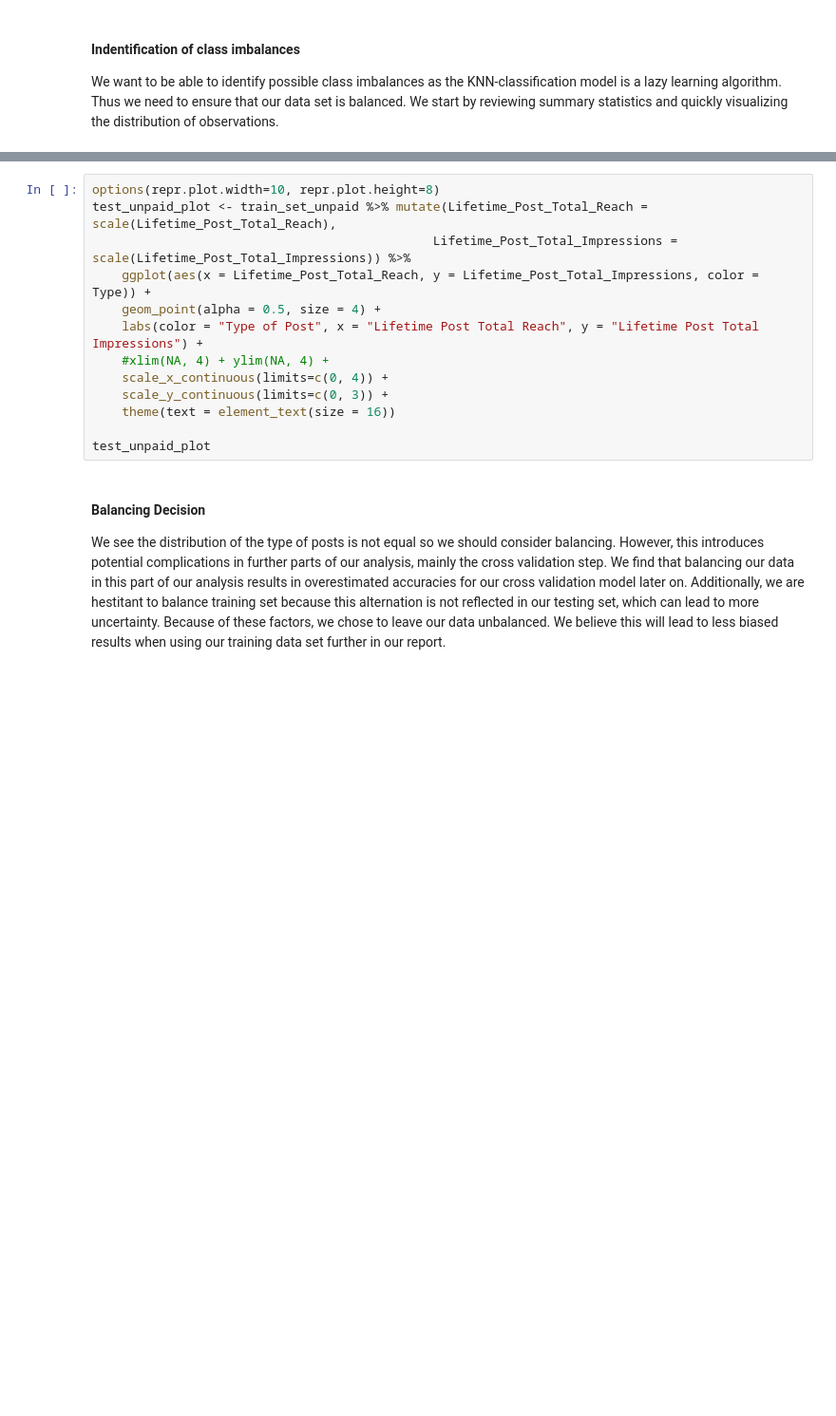
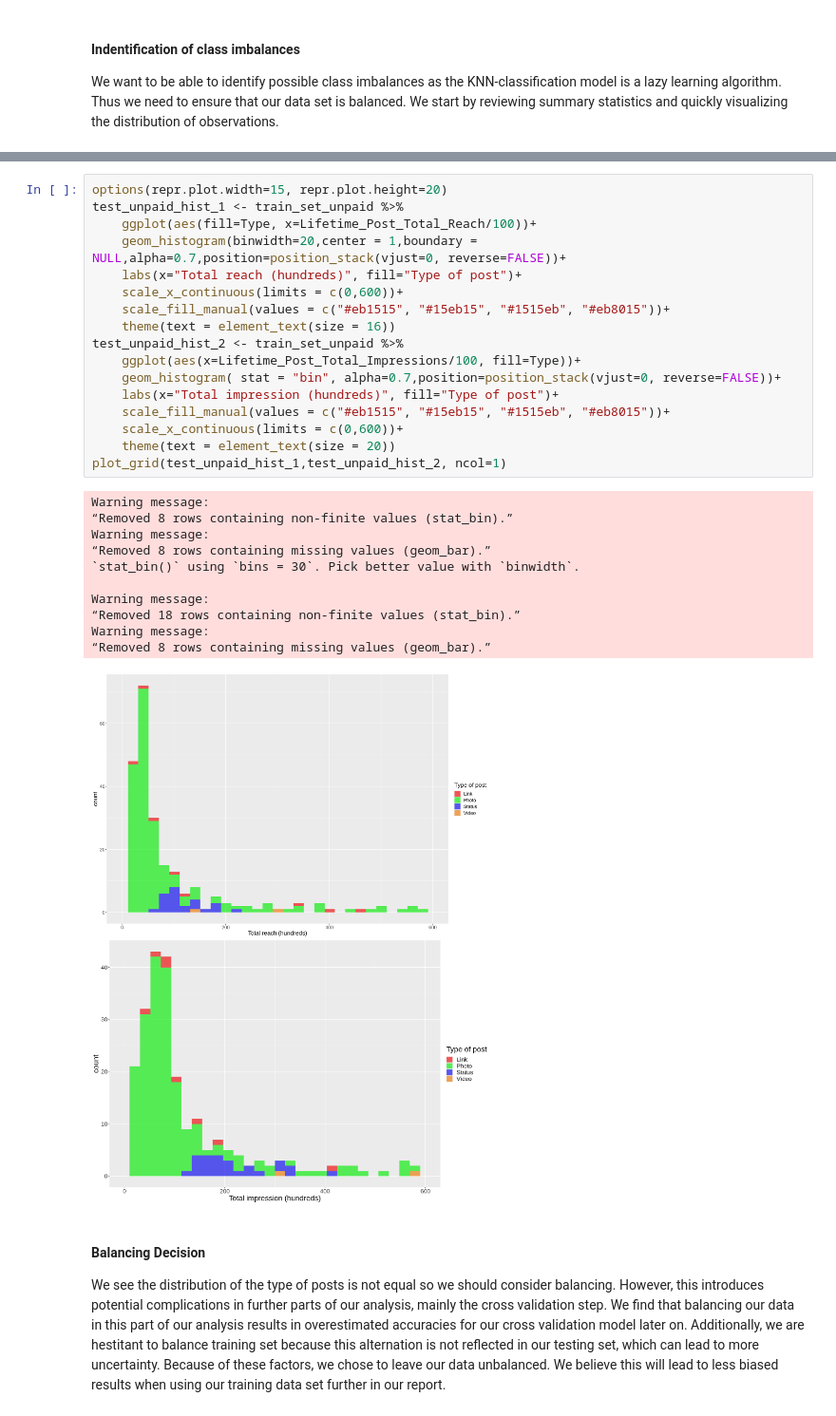
Before and after one commit to calamari99/Facebook-Post-Predictor, a Jupyter notebook: main.ipynb, the cells around one changed output, grey strips where cells are left out. Shown at 95% size. Cells and saved outputs as stored; diff of their text form; blank space fills up the shorter version.

Commit message:
Changed graphs + libraries

```diff
--- a/main.ipynb
+++ b/main.ipynb
@@ -189,16 +297,32 @@ summary(train_set_unpaid)
-# %%
-options(repr.plot.width=10, repr.plot.height=8)
-test_unpaid_plot <- train_set_unpaid %>% mutate(Lifetime_Post_Total_Reach = scale(Lifetime_Post_Total_Reach),
-                                              Lifetime_Post_Total_Impressions = scale(Lifetime_Post_Total_Impressions)) %>%
-    ggplot(aes(x = Lifetime_Post_Total_Reach, y = Lifetime_Post_Total_Impressions, color = Type)) +
-    geom_point(alpha = 0.5, size = 4) +
-    labs(color = "Type of Post", x = "Lifetime Post Total Reach", y = "Lifetime Post Total Impressions") +
-    #xlim(NA, 4) + ylim(NA, 4) +
-    scale_x_continuous(limits=c(0, 4)) +
-    scale_y_continuous(limits=c(0, 3)) +
-    theme(text = element_text(size = 16))
-
-test_unpaid_plot
+# %%
+options(repr.plot.width=15, repr.plot.height=20)
+test_unpaid_hist_1 <- train_set_unpaid %>%
+    ggplot(aes(fill=Type, x=Lifetime_Post_Total_Reach/100))+
+    geom_histogram(binwidth=20,center = 1,boundary = NULL,alpha=0.7,position=position_stack(vjust=0, reverse=FALSE))+
+    labs(x="Total reach (hundreds)", fill="Type of post")+
+    scale_x_continuous(limits = c(0,600))+
+    scale_fill_manual(values = c("#eb1515", "#15eb15", "#1515eb", "#eb8015"))+
+    theme(text = element_text(size = 16))
+test_unpaid_hist_2 <- train_set_unpaid %>%
+    ggplot(aes(x=Lifetime_Post_Total_Impressions/100, fill=Type))+
+    geom_histogram( stat = "bin", alpha=0.7,position=position_stack(vjust=0, reverse=FALSE))+
+    labs(x="Total impression (hundreds)", fill="Type of post")+
+    scale_fill_manual(values = c("#eb1515", "#15eb15", "#1515eb", "#eb8015"))+
+    scale_x_continuous(limits = c(0,600))+
+    theme(text = element_text(size = 20))
+plot_grid(test_unpaid_hist_1,test_unpaid_hist_2, ncol=1)
+# %% [output]
+Warning message:
+“Removed 8 rows containing non-finite values (stat_bin).”
+Warning message:
+“Removed 8 rows containing missing values (geom_bar).”
+`stat_bin()` using `bins = 30`. Pick better value with `binwidth`.
+
+Warning message:
+“Removed 18 rows containing non-finite values (stat_bin).”
+Warning message:
+“Removed 8 rows containing missing values (geom_bar).”
+[figure, added]
 # %% [markdown]
 #### Balancing Decision
 We see the distribution of the type of posts is not equal so we should consider balancing. However, this introduces potential complications in further parts of our analysis, mainly the cross validation step. We find that balancing our data in this part of our analysis results in overestimated accuracies for our cross validation model later on. Additionally, we are hestitant to balance training set because this alternation is not reflected in our testing set, which can lead to more uncertainty. Because of these factors, we chose to leave our data unbalanced. We believe this will lead to less biased results when using our training data set further in our report.
```
Also changed, not shown: parts of 18 cells of this notebook.
